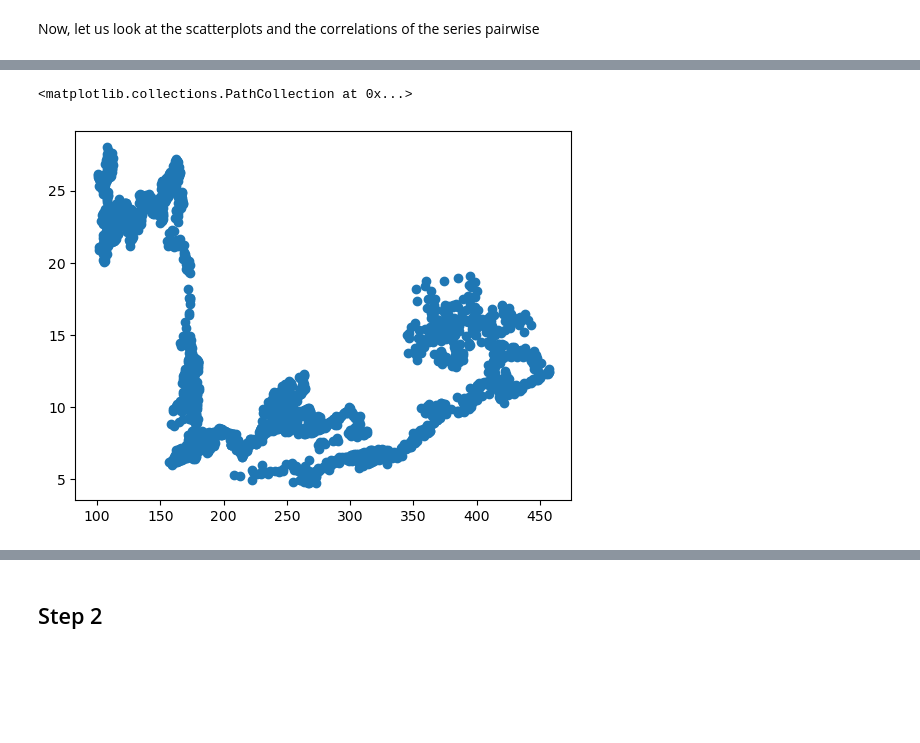
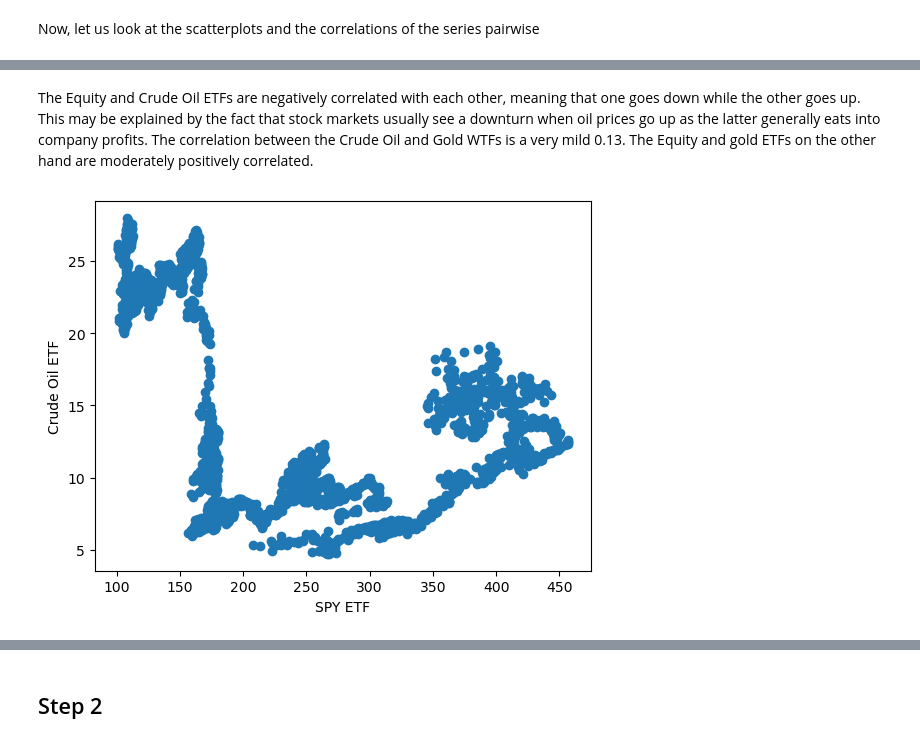
Before and after one commit to 3v-mb/Mini-projects-in-Financial-Engineering, a Jupyter notebook: LSTM and Multi-Output Regression for Stock Prediction.ipynb, the cells around one changed output, grey strips where cells are left out. Cells and saved outputs as stored; diff of their text form; code cells hidden in the pictures; blank space fills up the shorter version.

```diff
--- a/LSTM and Multi-Output Regression for Stock Prediction.ipynb
+++ b/LSTM and Multi-Output Regression for Stock Prediction.ipynb
@@ -214,7 +264,11 @@ equity.corr(crude_oil)
+# %% [markdown]
+The Equity and Crude Oil ETFs are negatively correlated with each other, meaning that one goes down while the other goes up. This may be explained by the fact that stock markets usually see a downturn when oil prices go up as the latter generally eats into company profits.
+The correlation between the Crude Oil and Gold WTFs is a very mild 0.13. The Equity and gold ETFs on the other hand are moderately positively correlated.
 # %%
 plt.scatter(equity, crude_oil)
+plt.xlabel("SPY ETF")
+plt.ylabel("Crude Oil ETF");
 # %% [output]
-<matplotlib.collections.PathCollection at 0x...>
-[figure, old version]
+[figure, new version]
 # %%
 plt.scatter(equity, gold)
```
Also changed, not shown: parts of 70 cells of this notebook.
